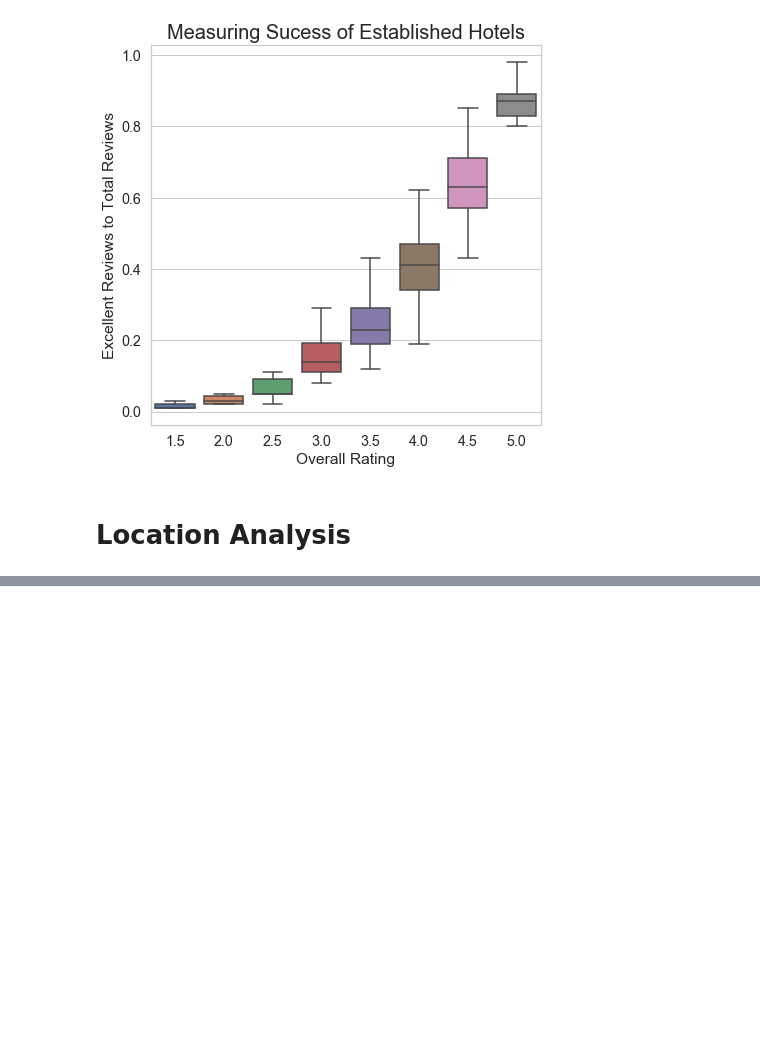
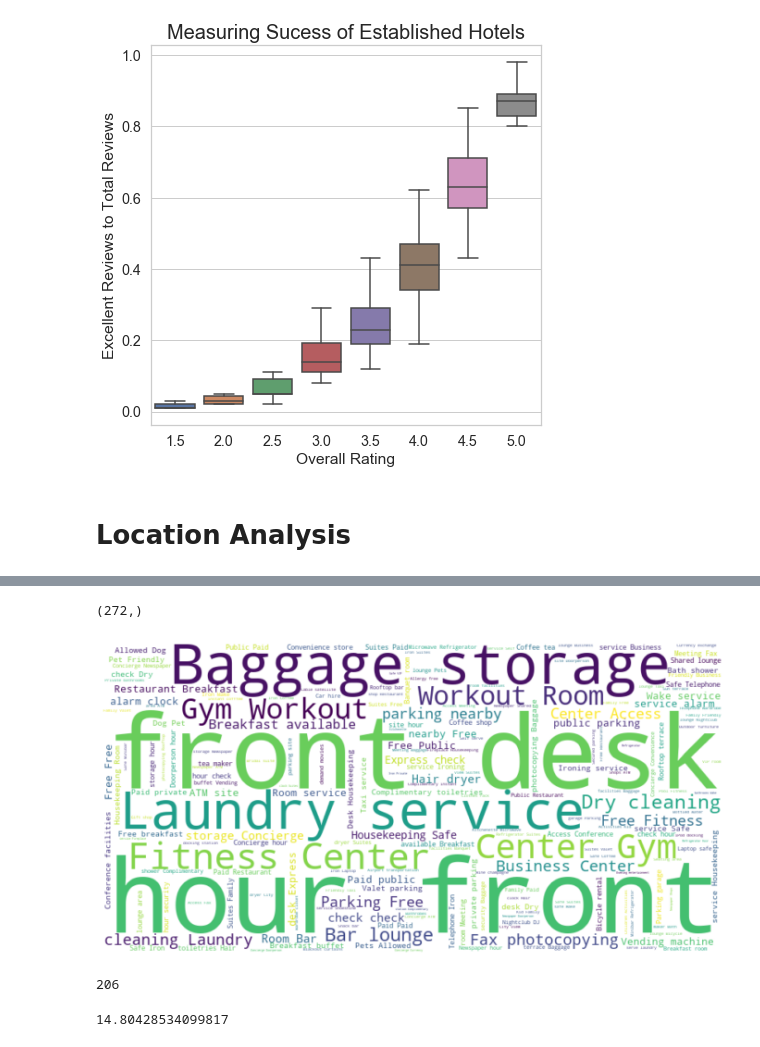
Before and after one commit to YShinohara07/TripAdvisor_Scrapy, a Jupyter notebook: Trip Advisor Analysis.ipynb, the cells around one changed output, grey strips where cells are left out. Saved outputs shown, nothing was run; the diff lists cells and outputs as text; code cells hidden in the pictures; blank space fills up the shorter version.

```diff
--- a/Trip Advisor Analysis.ipynb
+++ b/Trip Advisor Analysis.ipynb
@@ -164,0 +287,26 @@ Poor_Hotels = Review_a50.loc[data['rating'] < 3]
+# %%
+Good_h_service = df5['amenities'].loc[(df5['rating']>=3.0) & (df5['rating'] < 4.5)]
+print(Good_h_service.shape)
+Good_Amenity = []
+num_amenity = []
+for service_lst in Good_h_service:
+    if service_lst != ['nan']:
+        for service in service_lst:
+            num_amenity.append(len(service))
+            Good_Amenity.append(service)
+stop_words = ["air","conditioning", "Internet","Flatscreen","TV","Non smoking","smoking","wifi","Non","rooms","hotel","High", "Speed"] + list(wordcloud.STOPWORDS)
+
+wc = WordCloud(background_color="white", max_words=200, width=800, height=400, min_font_size = 2, stopwords = stop_words)
+
+wc.generate(' '.join(Good_Amenity))
+plt.figure(figsize=(12, 12))
+plt.imshow(wc, interpolation='bilinear') #show image wordcloud and fill it as bilinear.
+plt.axis("off")
+plt.show()
+print(len(set(Good_Amenity)))
+sum(num_amenity)/len(num_amenity)
+# %% [output]
+(272,)
+[figure, added]
+206
+14.80428534099817
```
Also changed, not shown: parts of 11 cells of this notebook.
